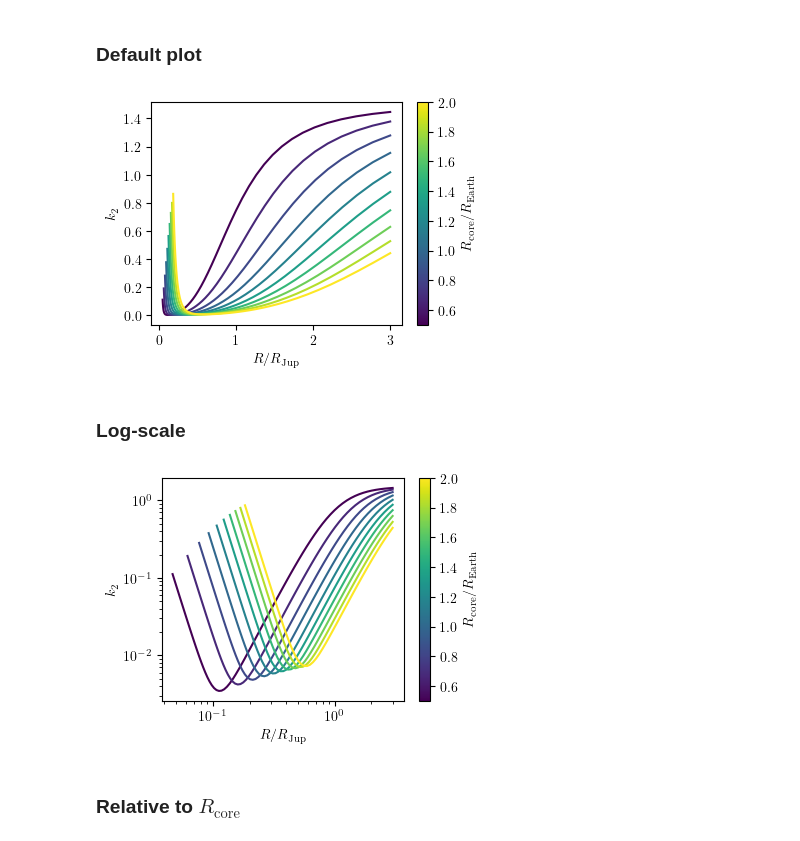
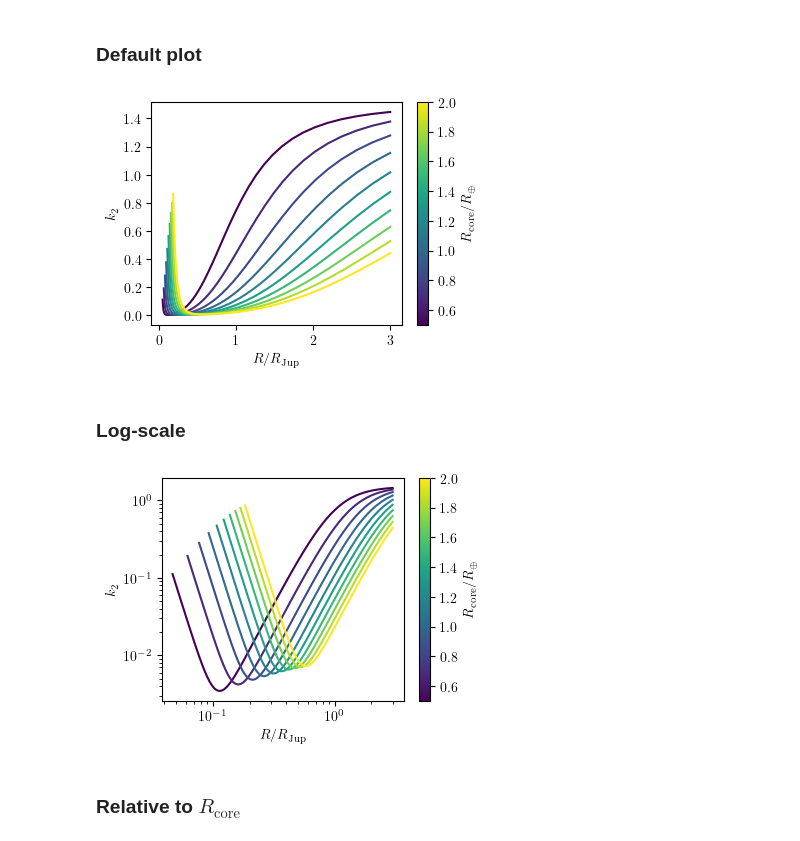
Before and after one commit to slagnews/AtmosphereLoveNumbers, a Jupyter notebook: transformations.ipynb, the cells around one changed output. Drawn from its saved outputs; the diff is of its cells as text; code cells hidden in the pictures.

Commit message:
Changed 'earth' to 'oplus'

```diff
--- a/transformations.ipynb
+++ b/transformations.ipynb
@@ -90,22 +90,22 @@ else:
 # %%
 norm = mcolors.Normalize(vmin=min_core_radius/R_earth, vmax=max_core_radius/R_earth)
 cmap = cm.viridis
 
 fig, ax = plt.subplots(figsize=(4,3))
 for i,core_radius in enumerate(core_radii):
     ax.plot(data[i]["radius"]/R_jupiter, data[i]["k2"], color=cmap(norm(core_radius/R_earth)))
 
 sm = cm.ScalarMappable(cmap=cmap, norm=norm)
 cbar = plt.colorbar(sm, ax=ax)
-cbar.set_label("$R_\\mathrm{core}/R_\\mathrm{Earth}$")
+cbar.set_label(r"$R_\mathrm{core}/R_\oplus$")
 
 ax.set_xlabel("$R/R_\\mathrm{Jup}$")
 ax.set_ylabel("$k_2$")
 fig.tight_layout()
 fig.savefig("figures/k2_vs_R.png", dpi=300)
 plt.show()
 # %% [output]
-[figure, old version]
+[figure, new version]
 # %% [markdown]
 ### Log-scale
 # %%
@@ -115,7 +115,7 @@ for i,core_radius in enumerate(core_radii):
 
 sm = cm.ScalarMappable(cmap=cmap, norm=norm)
 cbar = plt.colorbar(sm, ax=ax)
-cbar.set_label("$R_\\mathrm{core}/R_\\mathrm{Earth}$")
+cbar.set_label(r"$R_\mathrm{core}/R_\oplus$")
 
 ax.set_xlabel("$R/R_\\mathrm{Jup}$")
 ax.set_ylabel("$k_2$")
@@ -125,7 +125,7 @@ fig.tight_layout()
 fig.savefig("figures/report/k2_vs_R_log.pdf")
 plt.show()
 # %% [output]
-[figure, old version]
+[figure, new version]
 # %% [markdown]
 ### Relative to $R_\mathrm{core}$
 # %%
```
Also changed, not shown: 2 other files.
